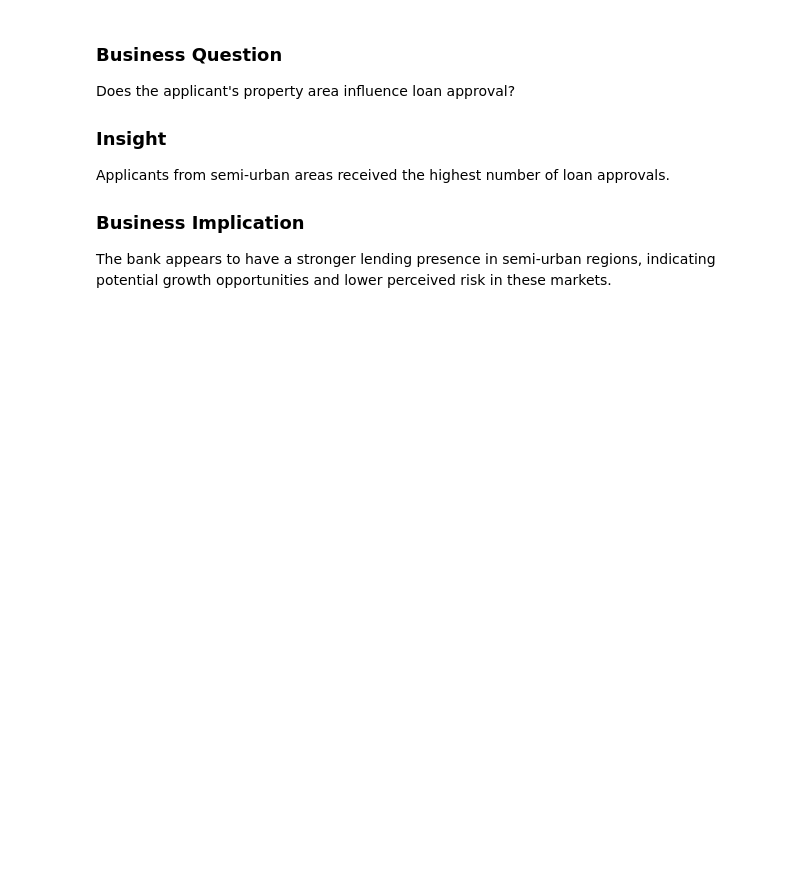
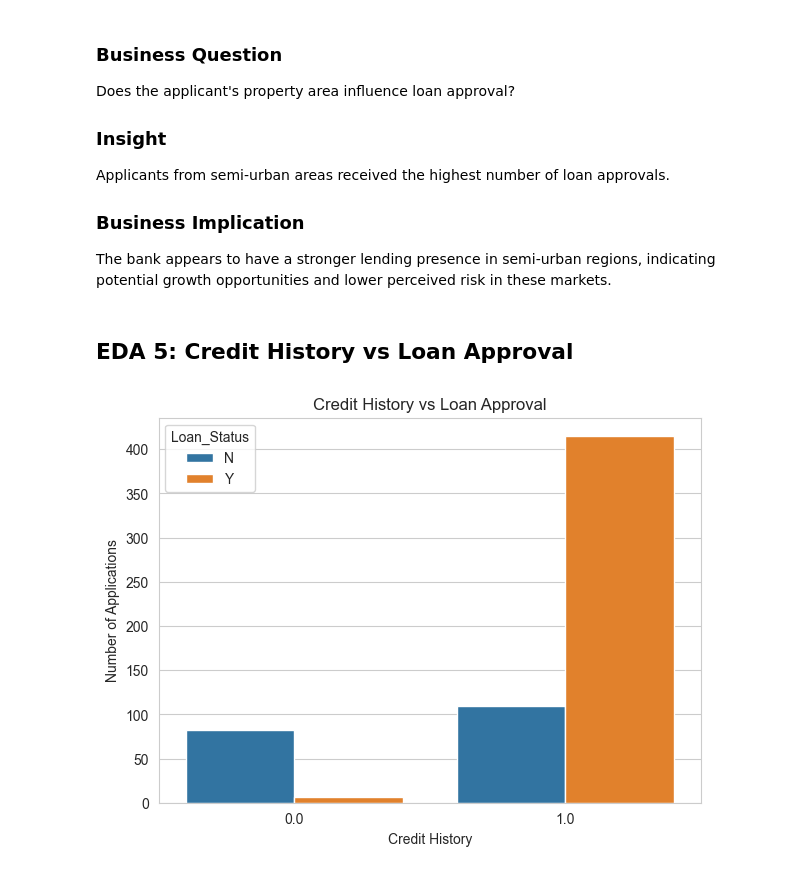
Before and after one commit to mahathiii3/Bank-Loan-Default-Risk-Analysis, a Jupyter notebook: notebooks/Loan_Default_Risk_Analysis.ipynb, the cells around one changed output. Cells and saved outputs as stored; diff of their text form; code cells hidden in the pictures; blank space fills up the shorter version.

Commit message:
Completed EDA for credit history and income analysis

```diff
--- a/notebooks/Loan_Default_Risk_Analysis.ipynb
+++ b/notebooks/Loan_Default_Risk_Analysis.ipynb
@@ -426,3 +426,21 @@ Applicants from semi-urban areas received the highest number of loan approvals.
 ### Business Implication
 
 The bank appears to have a stronger lending presence in semi-urban regions, indicating potential growth opportunities and lower perceived risk in these markets.
+# %% [markdown]
+## EDA 5: Credit History vs Loan Approval
+# %%
+# Credit History vs Loan Approval
+
+plt.figure(figsize=(7,5))
+
+sns.countplot(x='Credit_History',
+              hue='Loan_Status',
+              data=df)
+
+plt.title('Credit History vs Loan Approval')
+plt.xlabel('Credit History')
+plt.ylabel('Number of Applications')
+
+plt.show()
+# %% [output]
+[figure, added]
```
Also changed, not shown: parts of 4 cells of this notebook.
